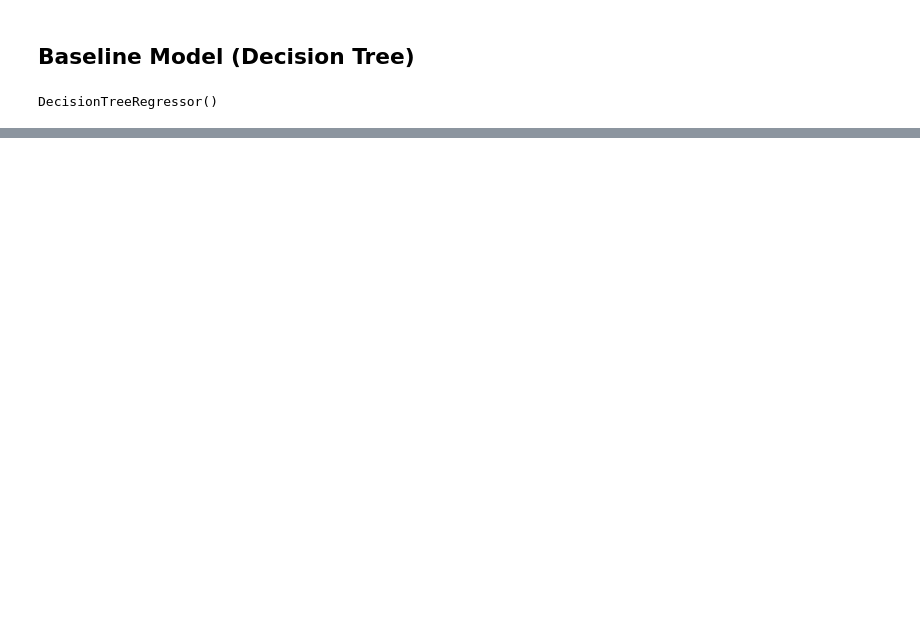
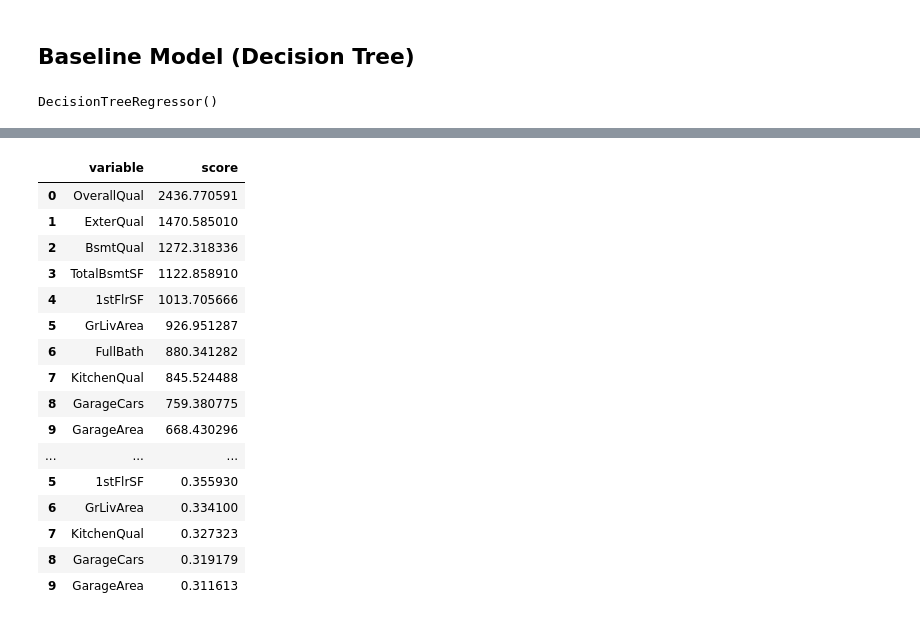
Before and after one commit to McArthurAdal/House-Price-Prediction-Kaggle, a Jupyter notebook: analysis.ipynb, the cells around one changed output, grey strips where cells are left out. Saved outputs shown, nothing was run; the diff lists cells and outputs as text; code cells hidden in the pictures; blank space fills up the shorter version.

Commit message:
ranked best features

```diff
--- a/analysis.ipynb
+++ b/analysis.ipynb
@@ -674,0 +727,42 @@ dt.predict(X_test_final)
+# %%
+def get_best(tests, k, X_train, y_train):
+    dfs = []
+    # scaler = StandardScaler()
+
+    for test in tests:
+        best = SelectKBest(test, k=k).fit(X_train, y_train)
+
+        scores = sorted(best.scores_, reverse=True)[:10]
+
+        # scores = scaler.fit_transform(np.array(scores).reshape(-1, 1)).reshape(10)
+
+        df = pd.DataFrame({'variable': best.get_feature_names_out(),
+                'score':scores} )
+
+        dfs.append(df)
+
+    return pd.concat(dfs)
+# %%
+tests = [r_regression, f_regression, mutual_info_regression]
+k=10
+best = get_best(tests, k, X_train, y_train)
+# %%
+best.sort_values(by='score',ascending=False)
+# %% [output]
+|  | variable | score |
+| 0 | OverallQual | 2436.770591 |
+| 1 | ExterQual | 1470.585010 |
+| 2 | BsmtQual | 1272.318336 |
+| 3 | TotalBsmtSF | 1122.858910 |
+| 4 | 1stFlrSF | 1013.705666 |
+| 5 | GrLivArea | 926.951287 |
+| 6 | FullBath | 880.341282 |
+| 7 | KitchenQual | 845.524488 |
+| 8 | GarageCars | 759.380775 |
+| 9 | GarageArea | 668.430296 |
+| ... | ... | ... |
+| 5 | 1stFlrSF | 0.355930 |
+| 6 | GrLivArea | 0.334100 |
+| 7 | KitchenQual | 0.327323 |
+| 8 | GarageCars | 0.319179 |
+| 9 | GarageArea | 0.311613 |
```
Also changed, not shown: parts of 19 cells of this notebook.
